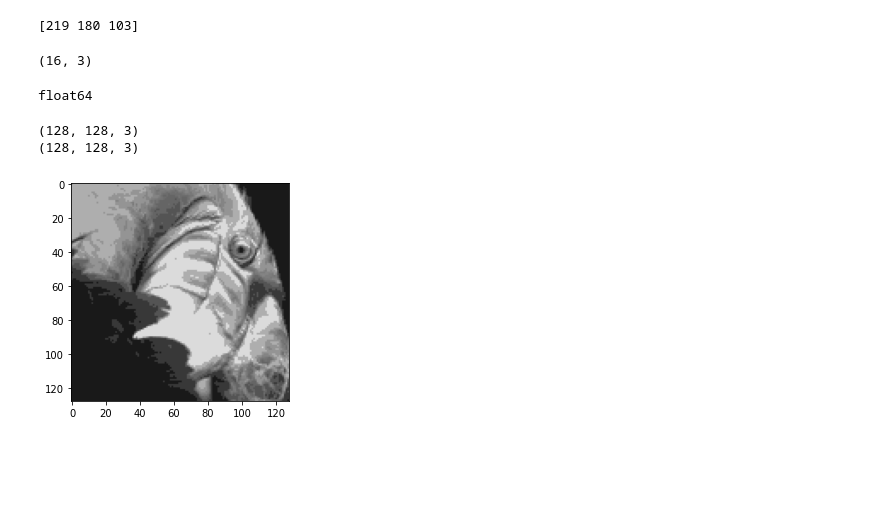
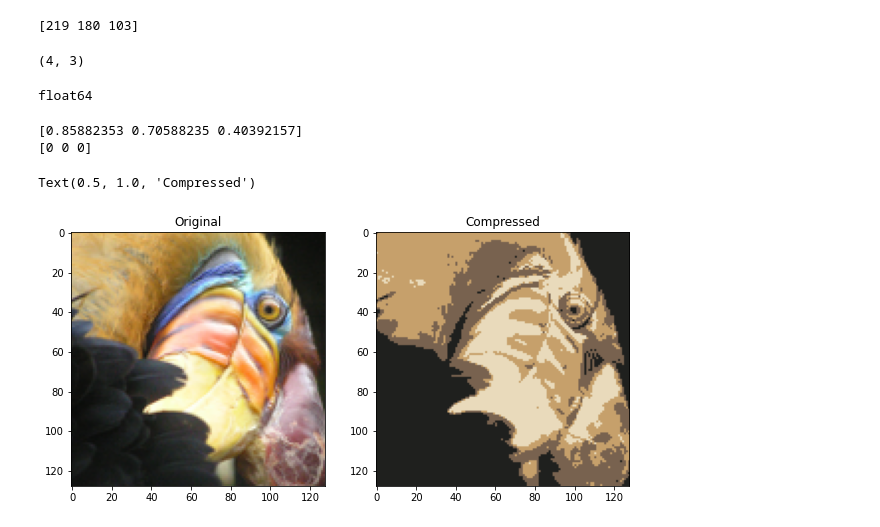
Before and after one commit to anandhakrishnanaji/ImageCompression, a Jupyter notebook: KMeans.ipynb, the cells around one changed output. Saved outputs shown, nothing was run; the diff lists cells and outputs as text; code cells hidden in the pictures; blank space fills up the shorter version.

Commit message:
Completed K Means

```diff
--- a/KMeans.ipynb
+++ b/KMeans.ipynb
@@ -28,7 +28,7 @@ def computeCentroids(X,idx,k):
     centroids=np.zeros((k,n))
     for i in range(k):
         c=0
-        centroids[i,:]=np.mean(X[idx==i])
+        centroids[i,:]=np.mean(X[idx==i],axis=0)
 #         print(i,centroids[i,:])
     return centroids
 # %%
@@ -37,13 +37,14 @@ def runkmeans(X,intitial_centroids,max_iters):
     m,n=X.shape
     k=initial_centroids.shape[0]
     centroids=initial_centroids
-    previous_centroids=centroids
     idx=np.zeros(m)
 
+#     print(centroids)
 
     for i in range(max_iters):
         idx=findClosestCentroids(X,centroids)
         centroids=computeCentroids(X,idx,k)
+#         print(centroids)
     return centroids,idx
 # %%
 img=Image.open('bird_small.png')
@@ -61,18 +62,18 @@ print(np_img[0][0])
 # %% [output]
 [219 180 103]
 # %%
-# np_img=np_img/255
+np_img=np_img/255
 # np_img
 # %%
 X=np_img.reshape(img.size[0]*img.size[1],3)
 # X
 # %%
-k=16
+k=4
 max_iters=10
 initial_centroids=kmeansinit(X,k)
 print(initial_centroids.shape)
 # %% [output]
-(16, 3)
+(4, 3)
 # %%
 centroids,idx=runkmeans(X,initial_centroids,max_iters)
 print(idx.dtype)
@@ -82,16 +84,26 @@ float64
 X_recovered=centroids[idx.astype(int),:]
 X_recovered=X_recovered.reshape(np_img.shape)
 # %%
-print(np_img.shape)
-print(X_recovered.shape)
+print(np_img[0][0])
+print((X_recovered).astype(np.uint8)[100][120])
 # %% [output]
-(128, 128, 3)
-(128, 128, 3)
+[0.85882353 0.70588235 0.40392157]
+[0 0 0]
 # %%
-plt.imshow((X_recovered).astype(np.uint8))
-plt.show()
+fig = plt.figure(figsize=(10, 7))
+
+
+fig.add_subplot(1, 2, 1)
+plt.imshow(np_img)
+plt.title('Original')
+
+
+fig.add_subplot(1, 2, 2)
+plt.imshow(X_recovered)
+plt.title('Compressed')
 # %% [output]
+Text(0.5, 1.0, 'Compressed')
-[figure, old version]
+[figure, new version]
 # %%
 im = Image.fromarray((X_recovered).astype(np.uint8))
 im.save("compressed.png")
```
Also changed, not shown: parts of 1 cell of this notebook, 1 other file.
